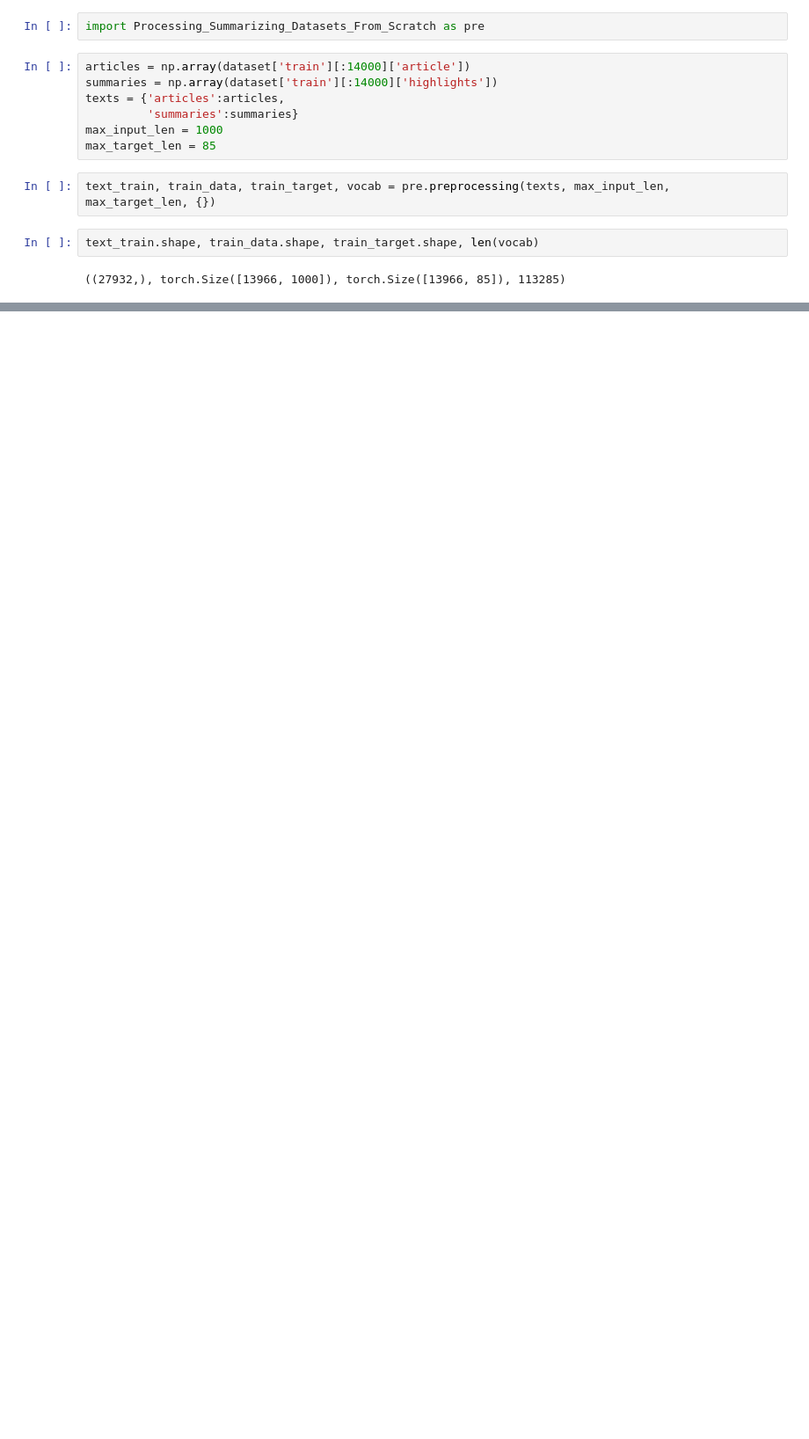
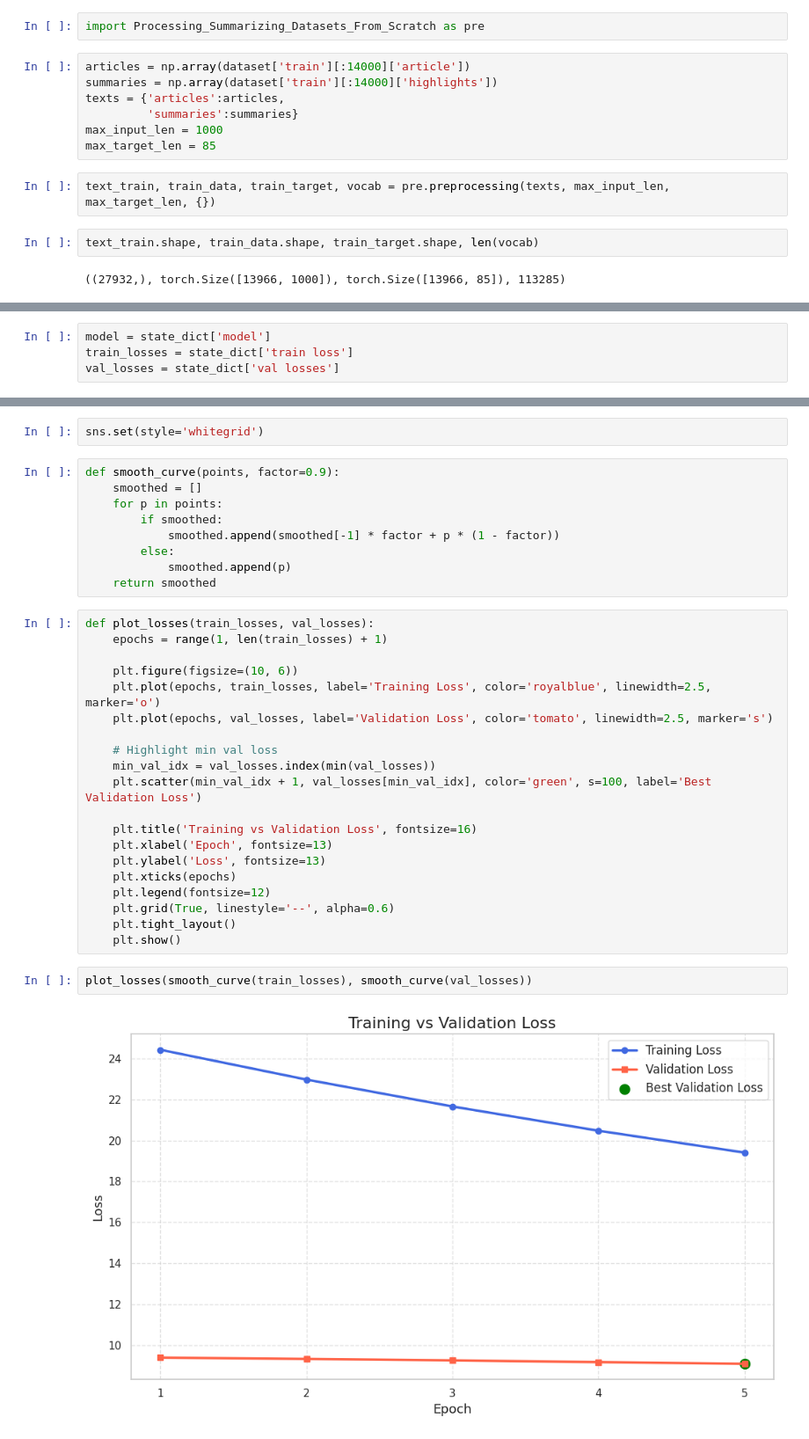
Before and after one commit to osamakhaled123/Basic-Transformer-Model, a Jupyter notebook: Summerizing.ipynb, the cells around one changed output, grey strips where cells are left out. Shown at 88% size. Cells and saved outputs as stored; diff of their text form; blank space fills up the shorter version.

Commit message:
visualizing loss decreasing over the training and validation sets during the training validating processes

```diff
--- a/Summerizing.ipynb
+++ b/Summerizing.ipynb
@@ -451,0 +127,4 @@ tensor([     1,  38560,  54023,  30743, 103207,  92033,  71293,  96132, 100583,
+# %%
+model = state_dict['model']
+train_losses = state_dict['train loss']
+val_losses = state_dict['val losses']
@@ -451,0 +143,35 @@ tensor([     1,  38560,  54023,  30743, 103207,  92033,  71293,  96132, 100583,
+# %%
+sns.set(style='whitegrid')
+# %%
+def smooth_curve(points, factor=0.9):
+    smoothed = []
+    for p in points:
+        if smoothed:
+            smoothed.append(smoothed[-1] * factor + p * (1 - factor))
+        else:
+            smoothed.append(p)
+    return smoothed
+# %%
+def plot_losses(train_losses, val_losses):
+    epochs = range(1, len(train_losses) + 1)
+
+    plt.figure(figsize=(10, 6))
+    plt.plot(epochs, train_losses, label='Training Loss', color='royalblue', linewidth=2.5, marker='o')
+    plt.plot(epochs, val_losses, label='Validation Loss', color='tomato', linewidth=2.5, marker='s')
+
+    # Highlight min val loss
+    min_val_idx = val_losses.index(min(val_losses))
+    plt.scatter(min_val_idx + 1, val_losses[min_val_idx], color='green', s=100, label='Best Validation Loss')
+
+    plt.title('Training vs Validation Loss', fontsize=16)
+    plt.xlabel('Epoch', fontsize=13)
+    plt.ylabel('Loss', fontsize=13)
+    plt.xticks(epochs)
+    plt.legend(fontsize=12)
+    plt.grid(True, linestyle='--', alpha=0.6)
+    plt.tight_layout()
+    plt.show()
+# %%
+plot_losses(smooth_curve(train_losses), smooth_curve(val_losses))
+# %% [output]
+[figure, added]
```
Also changed, not shown: parts of 50 cells of this notebook.
